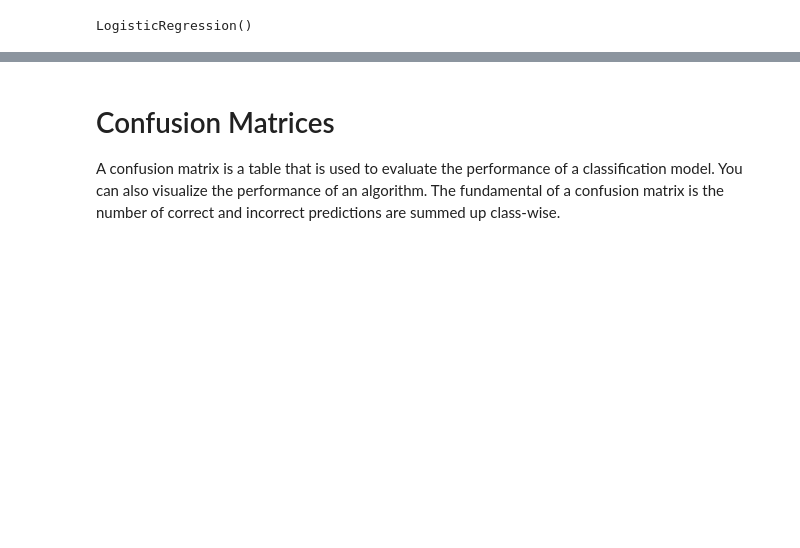
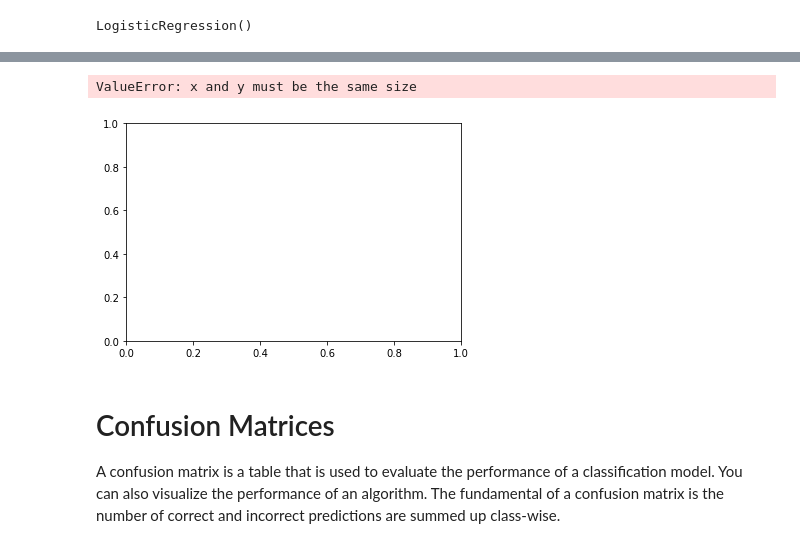
Before and after one commit to clarimayo/Jupyter_notebooks, a Jupyter notebook: Class Material/Week-22/week-22-class-1.ipynb, the cells around one changed output, grey strips where cells are left out. Drawn from its saved outputs; the diff is of its cells as text; code cells hidden in the pictures; blank space fills up the shorter version.

```diff
--- a/Class Material/Week-22/week-22-class-1.ipynb
+++ b/Class Material/Week-22/week-22-class-1.ipynb
@@ -412,11 +412,14 @@ array([0, 1, 1, 1, 0, 1, 0, 1, 0, 0, 1, 1, 0, 1, 1, 0, 0, 1, 0, 1, 0, 0,
 # %%
-plt.scatter(x_test["Height", y="Sex", data= df1, c="blue",s=0.5, alpha=0.5,label="F") #We have to pass the columns and the souce of the data
+plt.scatter(x= x_test, y="Sex", data= df1, c="blue",s=0.5, alpha=0.5,label="F") #We have to pass the columns and the souce of the data
 plt.scatter(x="Height", y="Sex", data= df0, c="pink",s=0.5, alpha=0.5, label="M")
 plt.suptitle("Scatter Plot of height/Sex Relationship")
 plt.xlabel("Height")
 plt.ylabel("Sex")
 plt.legend(loc="best")
 plt.show()
+# %% [output]
+ValueError: x and y must be the same size
+[figure, added]
 # %% [markdown]
 # Confusion Matrices
 
```
Also changed, not shown: parts of 5 cells of this notebook, 3 other files.
